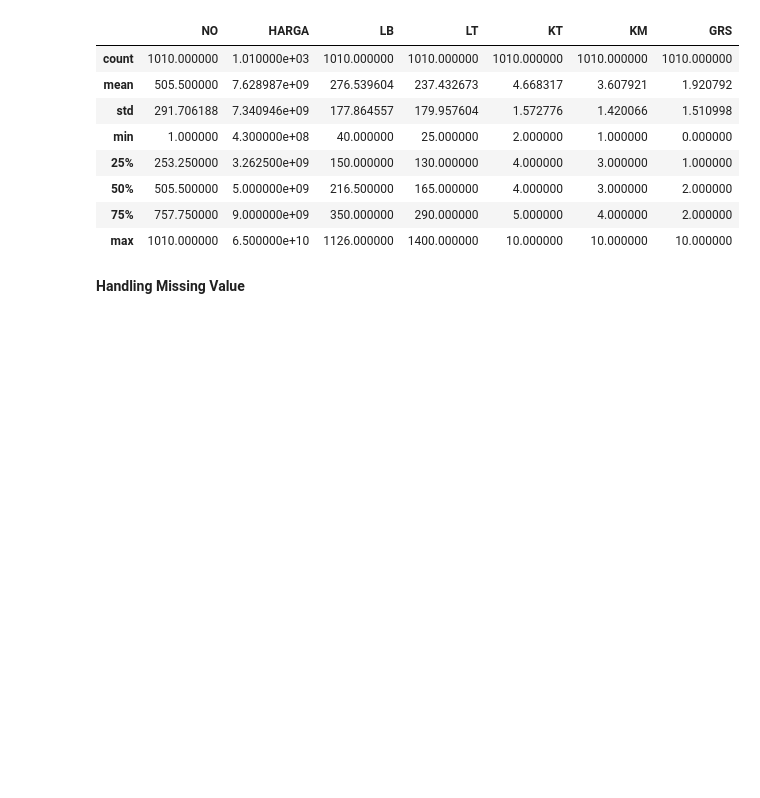
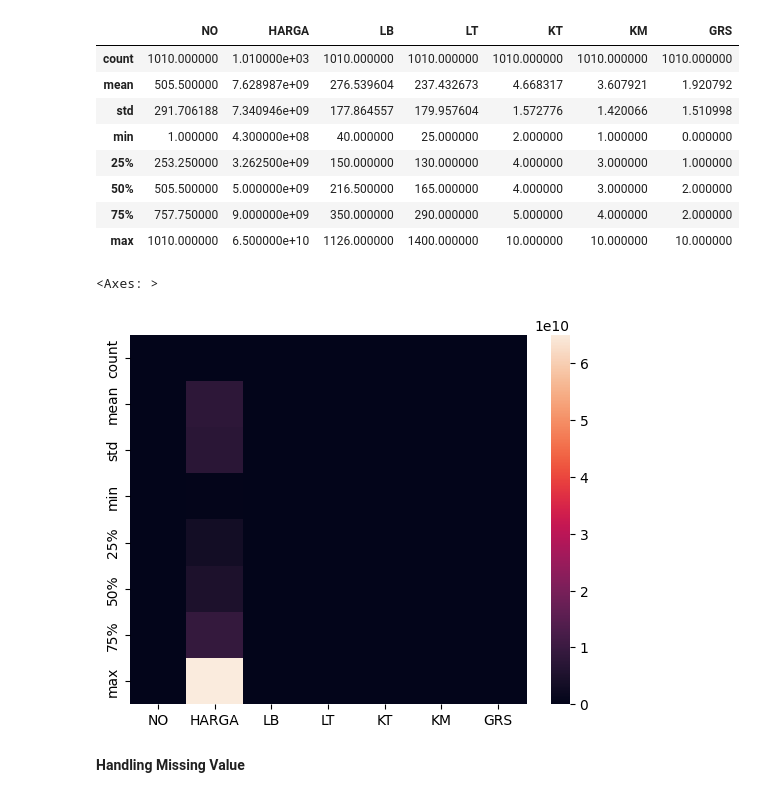
Before and after one commit to Igo-Ilham/CSA_house_price_Prediction, a Jupyter notebook: house_price_predict.ipynb, the cells around one changed output. Drawn from its saved outputs; the diff is of its cells as text; code cells hidden in the pictures; blank space fills up the shorter version.

```diff
--- a/house_price_predict.ipynb
+++ b/house_price_predict.ipynb
@@ -138,6 +138,11 @@ df_data_rumah.describe()
 | 50% | 505.500000 | 5.000000e+09 | 216.500000 | 165.000000 | 4.000000 | 3.000000 | 2.000000 |
 | 75% | 757.750000 | 9.000000e+09 | 350.000000 | 290.000000 | 5.000000 | 4.000000 | 2.000000 |
 | max | 1010.000000 | 6.500000e+10 | 1126.000000 | 1400.000000 | 10.000000 | 10.000000 | 10.000000 |
+# %%
+sns.heatmap(df_data_rumah.describe())
+# %% [output]
+<Axes: >
+[figure, added]
 # %% [markdown]
 <b>Handling Missing Value</b>
 # %%
```
Also changed, not shown: parts of 1 cell of this notebook, 1 other file.
